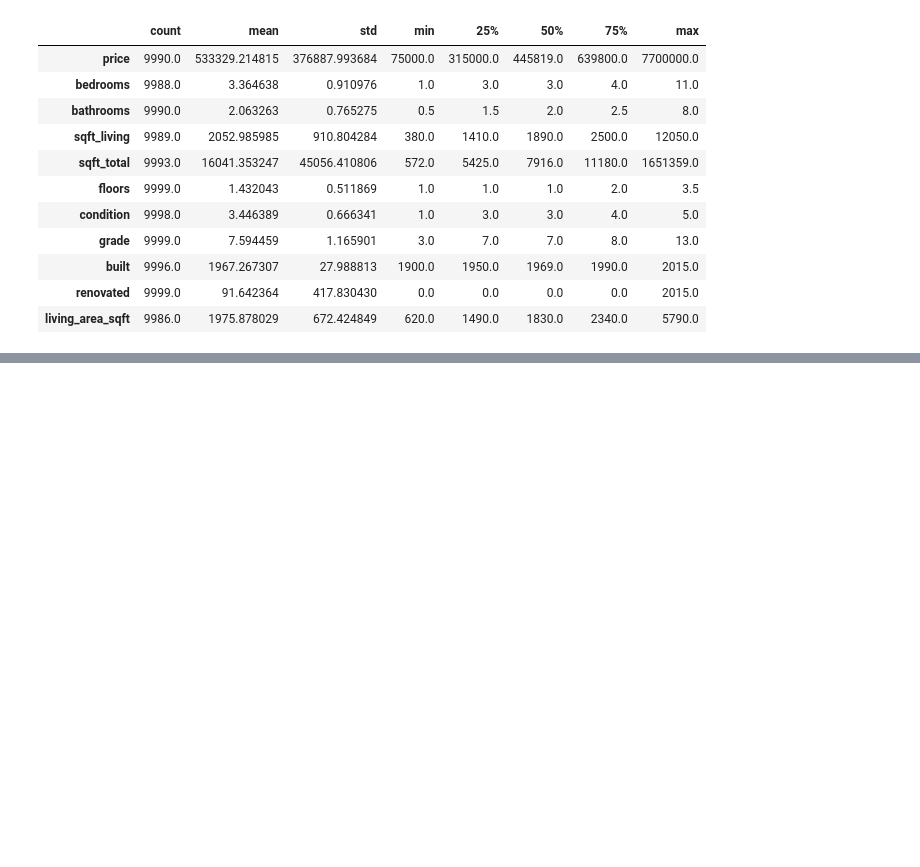
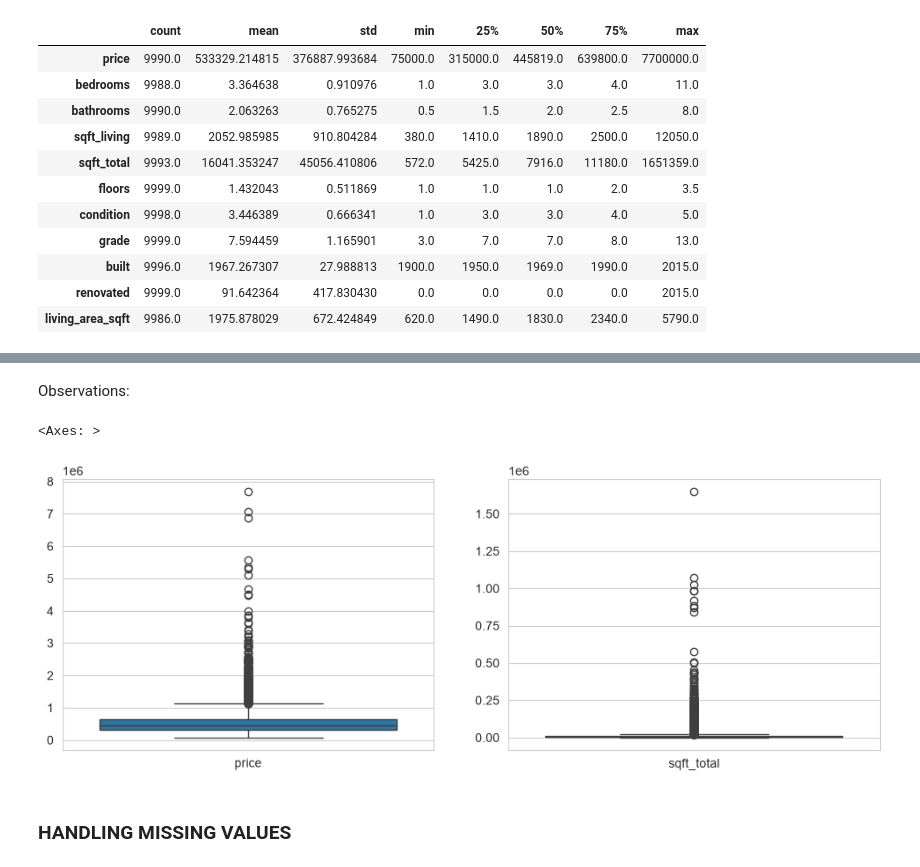
Before and after one commit to Jefferson-Aggor/programming-for-data-analysis, a Jupyter notebook: assignment.ipynb, the cells around one changed output, grey strips where cells are left out. Saved outputs shown, nothing was run; the diff lists cells and outputs as text; code cells hidden in the pictures; blank space fills up the shorter version.

```diff
--- a/assignment.ipynb
+++ b/assignment.ipynb
@@ -58,0 +125,11 @@ memory usage: 859.4 KB
+# %% [markdown]
+Observations:
+# %%
+fig, axes = plt.subplots(1, 2, figsize=(12, 4))
+sns.boxplot(data=df[['price']], ax=axes[0])
+sns.boxplot(data=df[['sqft_total']], ax=axes[1])
+# %% [output]
+<Axes: >
+[figure, added]
+# %% [markdown]
+### HANDLING MISSING VALUES
```
Also changed, not shown: parts of 22 cells of this notebook.
